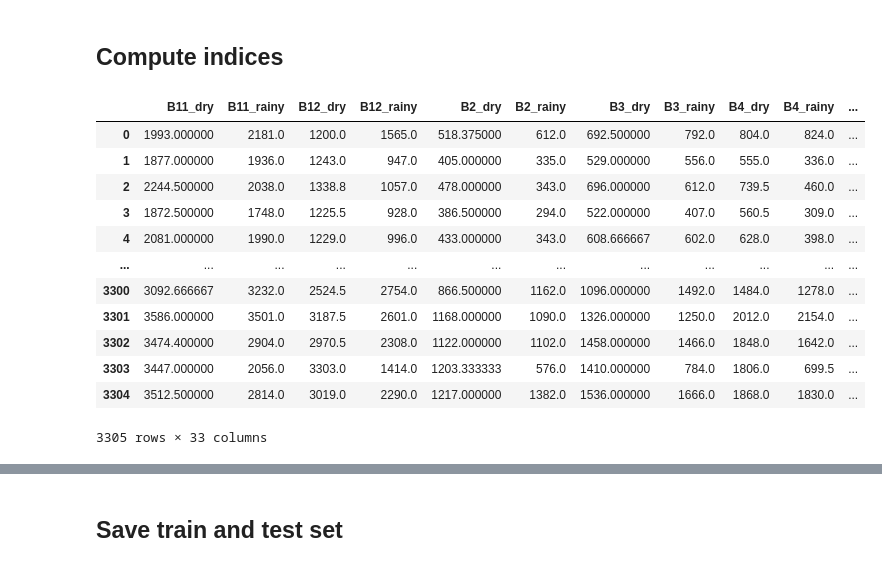
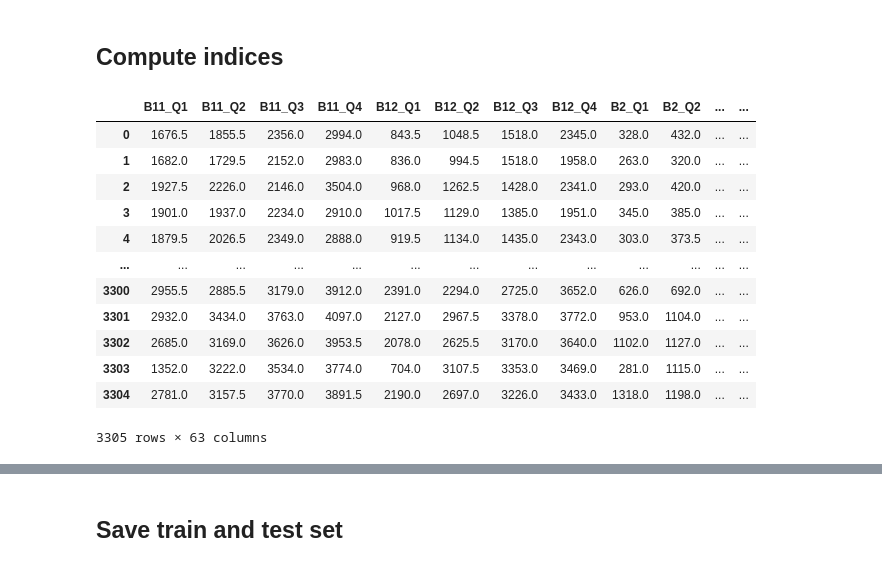
Before and after one commit to alexvmt/land_cover_classification_kaza, a Jupyter notebook: train_and_test_set.ipynb, the cells around one changed output, grey strips where cells are left out. Saved outputs shown, nothing was run; the diff lists cells and outputs as text; code cells hidden in the pictures.

```diff
--- a/train_and_test_set.ipynb
+++ b/train_and_test_set.ipynb
@@ -181,29 +189,39 @@ def evi(df, nir_band, red_band, blue_band):
   evi = 2.5 * ((df[nir_band] - df[red_band]) / (df[nir_band] + 6 * df[red_band] - 7.5 * df[blue_band] + 1))
   return evi
 # %%
-train['NDVI_rainy'] = ndvi(train, 'B8_rainy', 'B4_rainy')
-train['NDWI_MCF_rainy'] = ndwi_mcf(train, 'B3_rainy', 'B8_rainy')
-train['NDWI_GAO_rainy'] = ndwi_gao(train, 'B8_rainy', 'B12_rainy')
-train['SAVI_rainy'] = savi(train, 'B8_rainy', 'B4_rainy')
-train['EVI_rainy'] = evi(train, 'B8_rainy', 'B4_rainy', 'B2_rainy')
-train['NDVI_dry'] = ndvi(train, 'B8_dry', 'B4_dry')
-train['NDWI_MCF_dry'] = ndwi_mcf(train, 'B3_dry', 'B8_dry')
-train['NDWI_GAO_dry'] = ndwi_gao(train, 'B8_dry', 'B12_dry')
-train['SAVI_dry'] = savi(train, 'B8_dry', 'B4_dry')
-train['EVI_dry'] = evi(train, 'B8_dry', 'B4_dry', 'B2_dry')
+train['NDVI_Q1'] = ndvi(train, 'B8_Q1', 'B4_Q1')
+train['NDWI_MCF_Q1'] = ndwi_mcf(train, 'B3_Q1', 'B8_Q1')
+train['NDWI_GAO_Q1'] = ndwi_gao(train, 'B8_Q1', 'B12_Q1')
+train['SAVI_Q1'] = savi(train, 'B8_Q1', 'B4_Q1')
+train['EVI_Q1'] = evi(train, 'B8_Q1', 'B4_Q1', 'B2_Q1')
+train['NDVI_Q2'] = ndvi(train, 'B8_Q2', 'B4_Q2')
+train['NDWI_MCF_Q2'] = ndwi_mcf(train, 'B3_Q2', 'B8_Q2')
+train['NDWI_GAO_Q2'] = ndwi_gao(train, 'B8_Q2', 'B12_Q2')
+train['SAVI_Q2'] = savi(train, 'B8_Q2', 'B4_Q2')
+train['EVI_Q2'] = evi(train, 'B8_Q2', 'B4_Q2', 'B2_Q2')
+train['NDVI_Q3'] = ndvi(train, 'B8_Q3', 'B4_Q3')
+train['NDWI_MCF_Q3'] = ndwi_mcf(train, 'B3_Q3', 'B8_Q3')
+train['NDWI_GAO_Q3'] = ndwi_gao(train, 'B8_Q3', 'B12_Q3')
+train['SAVI_Q3'] = savi(train, 'B8_Q3', 'B4_Q3')
+train['EVI_Q3'] = evi(train, 'B8_Q3', 'B4_Q3', 'B2_Q3')
+train['NDVI_Q4'] = ndvi(train, 'B8_Q4', 'B4_Q4')
+train['NDWI_MCF_Q4'] = ndwi_mcf(train, 'B3_Q4', 'B8_Q4')
+train['NDWI_GAO_Q4'] = ndwi_gao(train, 'B8_Q4', 'B12_Q4')
+train['SAVI_Q4'] = savi(train, 'B8_Q4', 'B4_Q4')
+train['EVI_Q4'] = evi(train, 'B8_Q4', 'B4_Q4', 'B2_Q4')
 train
 # %% [output]
-|  | B11_dry | B11_rainy | B12_dry | B12_rainy | B2_dry | B2_rainy | B3_dry | B3_rainy | B4_dry | B4_rainy | ... |
-| 0 | 1993.000000 | 2181.0 | 1200.0 | 1565.0 | 518.375000 | 612.0 | 692.500000 | 792.0 | 804.0 | 824.0 | ... |
-| 1 | 1877.000000 | 1936.0 | 1243.0 | 947.0 | 405.000000 | 335.0 | 529.000000 | 556.0 | 555.0 | 336.0 | ... |
-| 2 | 2244.500000 | 2038.0 | 1338.8 | 1057.0 | 478.000000 | 343.0 | 696.000000 | 612.0 | 739.5 | 460.0 | ... |
-| 3 | 1872.500000 | 1748.0 | 1225.5 | 928.0 | 386.500000 | 294.0 | 522.000000 | 407.0 | 560.5 | 309.0 | ... |
-| 4 | 2081.000000 | 1990.0 | 1229.0 | 996.0 | 433.000000 | 343.0 | 608.666667 | 602.0 | 628.0 | 398.0 | ... |
-| ... | ... | ... | ... | ... | ... | ... | ... | ... | ... | ... | ... |
-| 3300 | 3092.666667 | 3232.0 | 2524.5 | 2754.0 | 866.500000 | 1162.0 | 1096.000000 | 1492.0 | 1484.0 | 1278.0 | ... |
-| 3301 | 3586.000000 | 3501.0 | 3187.5 | 2601.0 | 1168.000000 | 1090.0 | 1326.000000 | 1250.0 | 2012.0 | 2154.0 | ... |
-| 3302 | 3474.400000 | 2904.0 | 2970.5 | 2308.0 | 1122.000000 | 1102.0 | 1458.000000 | 1466.0 | 1848.0 | 1642.0 | ... |
-| 3303 | 3447.000000 | 2056.0 | 3303.0 | 1414.0 | 1203.333333 | 576.0 | 1410.000000 | 784.0 | 1806.0 | 699.5 | ... |
-| 3304 | 3512.500000 | 2814.0 | 3019.0 | 2290.0 | 1217.000000 | 1382.0 | 1536.000000 | 1666.0 | 1868.0 | 1830.0 | ... |
+|  | B11_Q1 | B11_Q2 | B11_Q3 | B11_Q4 | B12_Q1 | B12_Q2 | B12_Q3 | B12_Q4 | B2_Q1 | B2_Q2 | ... | ... |
+| 0 | 1676.5 | 1855.5 | 2356.0 | 2994.0 | 843.5 | 1048.5 | 1518.0 | 2345.0 | 328.0 | 432.0 | ... | ... |
+| 1 | 1682.0 | 1729.5 | 2152.0 | 2983.0 | 836.0 | 994.5 | 1518.0 | 1958.0 | 263.0 | 320.0 | ... | ... |
+| 2 | 1927.5 | 2226.0 | 2146.0 | 3504.0 | 968.0 | 1262.5 | 1428.0 | 2341.0 | 293.0 | 420.0 | ... | ... |
+| 3 | 1901.0 | 1937.0 | 2234.0 | 2910.0 | 1017.5 | 1129.0 | 1385.0 | 1951.0 | 345.0 | 385.0 | ... | ... |
+| 4 | 1879.5 | 2026.5 | 2349.0 | 2888.0 | 919.5 | 1134.0 | 1435.0 | 2343.0 | 303.0 | 373.5 | ... | ... |
+| ... | ... | ... | ... | ... | ... | ... | ... | ... | ... | ... | ... | ... |
+| 3300 | 2955.5 | 2885.5 | 3179.0 | 3912.0 | 2391.0 | 2294.0 | 2725.0 | 3652.0 | 626.0 | 692.0 | ... | ... |
+| 3301 | 2932.0 | 3434.0 | 3763.0 | 4097.0 | 2127.0 | 2967.5 | 3378.0 | 3772.0 | 953.0 | 1104.0 | ... | ... |
+| 3302 | 2685.0 | 3169.0 | 3626.0 | 3953.5 | 2078.0 | 2625.5 | 3170.0 | 3640.0 | 1102.0 | 1127.0 | ... | ... |
+| 3303 | 1352.0 | 3222.0 | 3534.0 | 3774.0 | 704.0 | 3107.5 | 3353.0 | 3469.0 | 281.0 | 1115.0 | ... | ... |
+| 3304 | 2781.0 | 3157.5 | 3770.0 | 3891.5 | 2190.0 | 2697.0 | 3226.0 | 3433.0 | 1318.0 | 1198.0 | ... | ... |
-3305 rows × 33 columns
+3305 rows × 63 columns
 # %%
```
Also changed, not shown: parts of 10 cells of this notebook, 5 other files.
